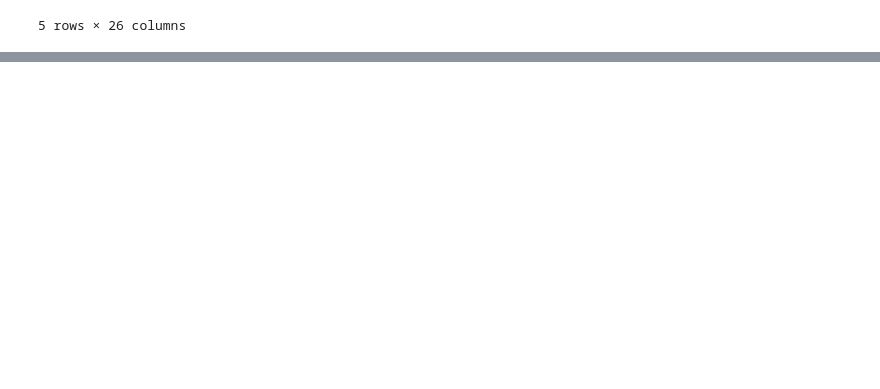
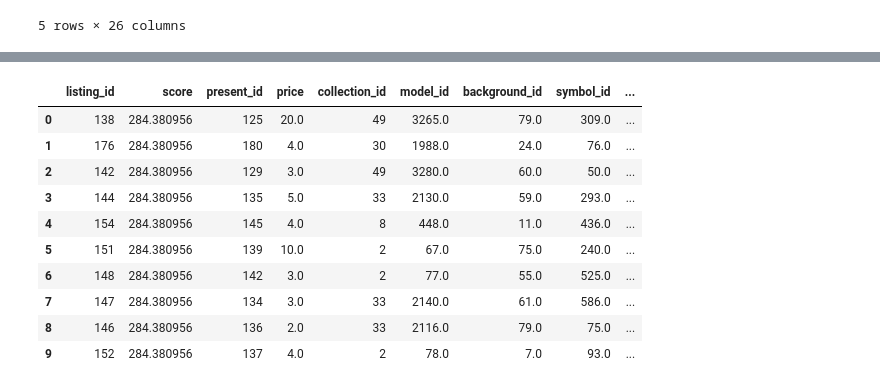
Before and after one commit to KishlakEnjoyer/Moon_NFT_Exchange, a Jupyter notebook: ipynbs/recsys_learning.ipynb, the cells around one changed output, grey strips where cells are left out. Drawn from its saved outputs; the diff is of its cells as text; code cells hidden in the pictures; blank space fills up the shorter version.

```diff
--- a/ipynbs/recsys_learning.ipynb
+++ b/ipynbs/recsys_learning.ipynb
@@ -250,0 +299,16 @@ listing_id
+# %%
+def build_item_similarity(interactions_df):
+    user_item_matrix = interactions_df.pivot_table(
+        index="user_id",
+        columns="listing_id",
+        values="weight",
+        aggfunc="sum",
+        fill_value=0,
+    )
+    similarity = user_item_matrix.corr(min_periods=1).fillna(0)
+    similarity = similarity.mask(np.eye(similarity.shape[0], dtype=bool), 0)
+    return user_item_matrix, similarity
+
+
+user_item, item_similarity = build_item_similarity(interactions)
+item_similarity.head()
@@ -250,0 +374,22 @@ listing_id
+# %%
+example_user_id = int(user_item.index[0])
+recommend_for_user(
+    example_user_id,
+    user_item,
+    item_similarity,
+    interactions,
+    active_listing_meta,
+    top_k=10,
+)
+# %% [output]
+|  | listing_id | score | present_id | price | collection_id | model_id | background_id | symbol_id | ... |
+| 0 | 138 | 284.380956 | 125 | 20.0 | 49 | 3265.0 | 79.0 | 309.0 | ... |
+| 1 | 176 | 284.380956 | 180 | 4.0 | 30 | 1988.0 | 24.0 | 76.0 | ... |
+| 2 | 142 | 284.380956 | 129 | 3.0 | 49 | 3280.0 | 60.0 | 50.0 | ... |
+| 3 | 144 | 284.380956 | 135 | 5.0 | 33 | 2130.0 | 59.0 | 293.0 | ... |
+| 4 | 154 | 284.380956 | 145 | 4.0 | 8 | 448.0 | 11.0 | 436.0 | ... |
+| 5 | 151 | 284.380956 | 139 | 10.0 | 2 | 67.0 | 75.0 | 240.0 | ... |
+| 6 | 148 | 284.380956 | 142 | 3.0 | 2 | 77.0 | 55.0 | 525.0 | ... |
+| 7 | 147 | 284.380956 | 134 | 3.0 | 33 | 2140.0 | 61.0 | 586.0 | ... |
+| 8 | 146 | 284.380956 | 136 | 2.0 | 33 | 2116.0 | 79.0 | 75.0 | ... |
+| 9 | 152 | 284.380956 | 137 | 4.0 | 2 | 78.0 | 7.0 | 93.0 | ... |
```
Also changed, not shown: parts of 20 cells of this notebook, 31 other files.
